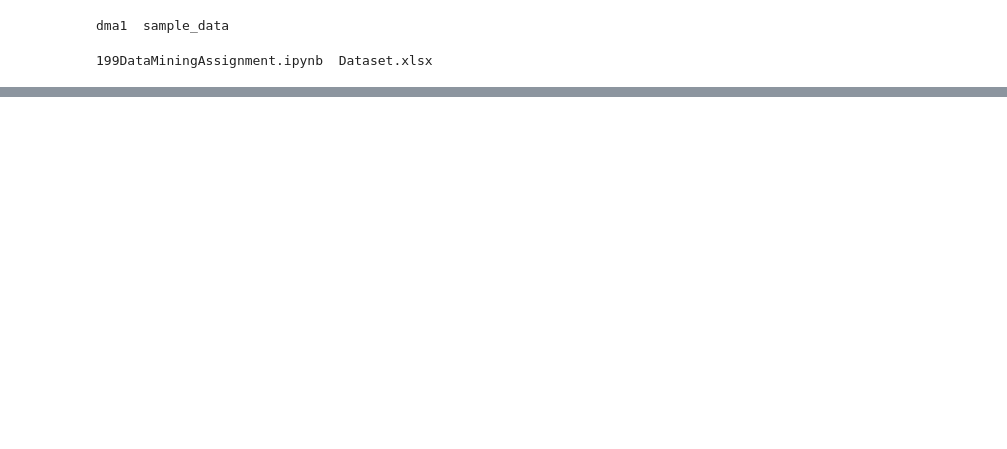
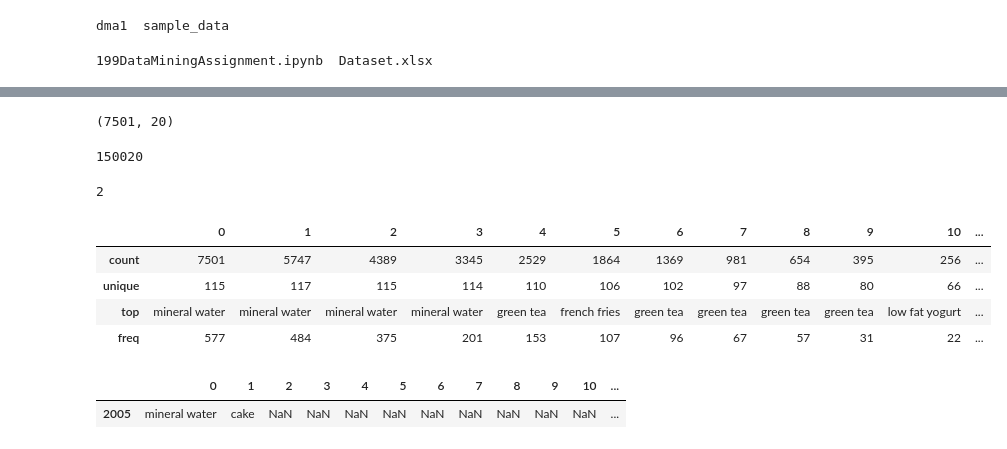
Before and after one commit to nnrtgt/dma1, a Jupyter notebook: 199DataMiningAssignment.ipynb, the cells around one changed output, grey strips where cells are left out. Drawn from its saved outputs; the diff is of its cells as text; code cells hidden in the pictures; blank space fills up the shorter version.

```diff
--- a/199DataMiningAssignment.ipynb
+++ b/199DataMiningAssignment.ipynb
@@ -56,0 +81,29 @@ df.head()
+# %%
+df1.shape #: It shows the number of dimensions as well as the size in each dimension. Since data frames are two-dimensional, what shape returns is the number of rows and columns.
+# %% [output]
+(7501, 20)
+# %%
+df1.size #: Return an int representing the number of elements in this object. Return the number of rows if Series, otherwise returns the number of rows times the number of columns if DataFrame.
+# %% [output]
+150020
+# %%
+df1.ndim #: Returns dimension of dataframe/series. 1 for one dimension (series), 2 for two dimensions (dataframe).
+# %% [output]
+2
+# %%
+df1.describe()
+#: Return a statistical summary for numerical columns present in the dataset.
+#This method calculates some statistical measures like percentile, mean and standard deviation of the numerical values of the Series or DataFrame.
+# %% [output]
+|  | 0 | 1 | 2 | 3 | 4 | 5 | 6 | 7 | 8 | 9 | 10 | ... |
+| count | 7501 | 5747 | 4389 | 3345 | 2529 | 1864 | 1369 | 981 | 654 | 395 | 256 | ... |
+| unique | 115 | 117 | 115 | 114 | 110 | 106 | 102 | 97 | 88 | 80 | 66 | ... |
+| top | mineral water | mineral water | mineral water | mineral water | green tea | french fries | green tea | green tea | green tea | green tea | low fat yogurt | ... |
+| freq | 577 | 484 | 375 | 201 | 153 | 107 | 96 | 67 | 57 | 31 | 22 | ... |
+# %%
+df1.sample()
+#: Used to generate a sample randomly either row or column.
+#It allows you to select values randomly from a Series or DataFrame. It is useful when we want to select a random sample from a distribution.
+# %% [output]
+|  | 0 | 1 | 2 | 3 | 4 | 5 | 6 | 7 | 8 | 9 | 10 | ... |
+| 2005 | mineral water | cake | NaN | NaN | NaN | NaN | NaN | NaN | NaN | NaN | NaN | ... |
```
Also changed, not shown: parts of 14 cells of this notebook.
